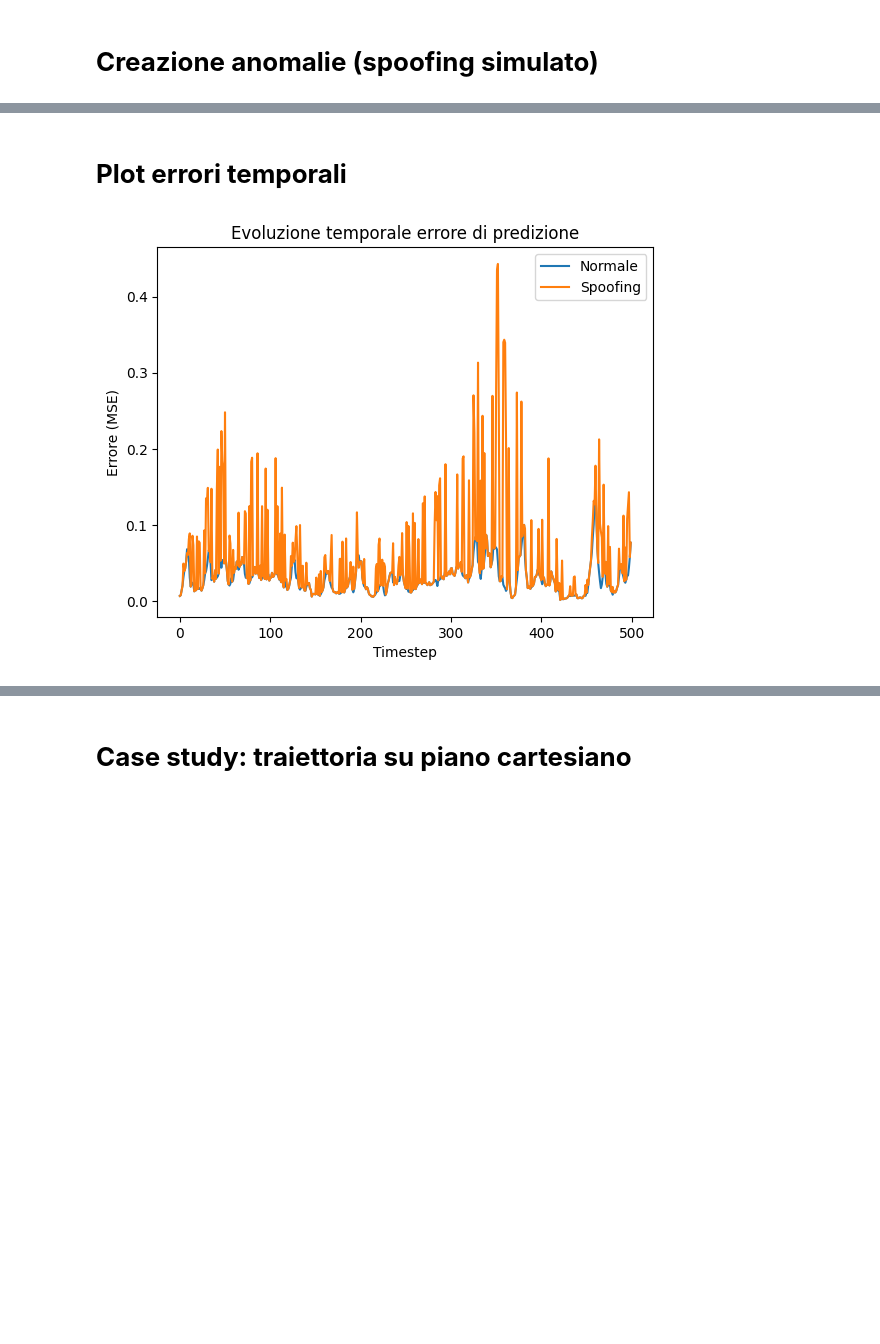
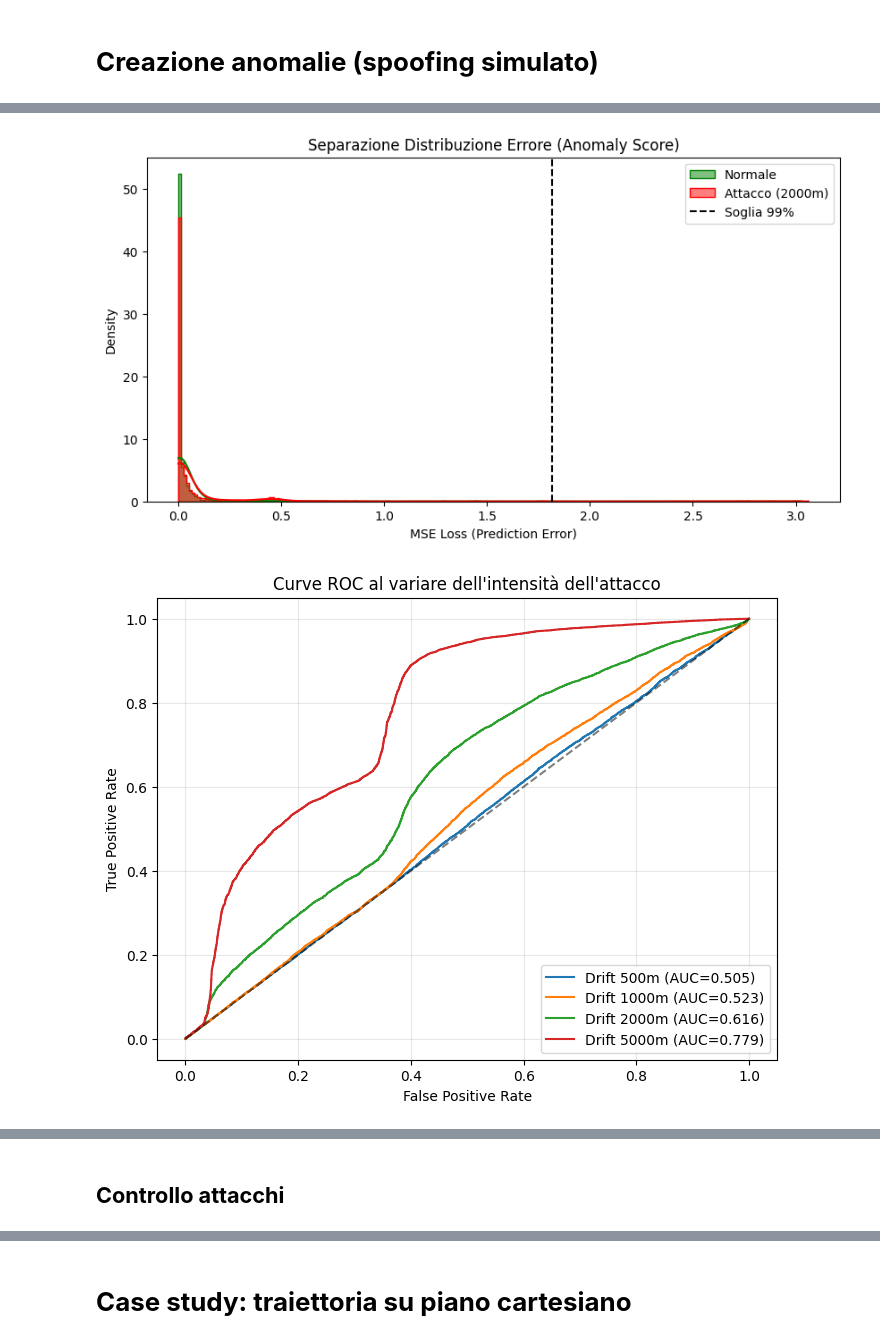
Before and after one commit to matteraggi/maritimeAIS, a Jupyter notebook: TrainingAIS.ipynb, the cells around one changed output, grey strips where cells are left out. Cells and saved outputs as stored; diff of their text form; code cells hidden in the pictures; blank space fills up the shorter version.

```diff
--- a/TrainingAIS.ipynb
+++ b/TrainingAIS.ipynb
@@ -694,18 +647,0 @@ print("✅ Modello LNN caricato da Drive e pronto per inferenza/anomaly detectio
-# %%
-# Calcoliamo le differenze tra righe consecutive per stimare la dinamica reale
-# Usiamo solo un subset per velocità se il dataset è enorme
-deltas_x = df["X"].diff().dropna().abs()
-deltas_y = df["Y"].diff().dropna().abs()
-
-# Rimuoviamo outlier estremi (es. cambi di nave/MMSI) per il calcolo della scala
-# (o calcola diff raggruppando per MMSI se possibile, ma una stima robusta basta)
-quantile_99_x = deltas_x.quantile(0.99)
-quantile_99_y = deltas_y.quantile(0.99)
-
-# Usiamo questo valore per normalizzare i movimenti relativi!
-# Non usare la std della posizione globale (che è in km), ma del movimento (in metri)
-STD_DELTA = np.array([quantile_99_x, quantile_99_y])
-print(f"Nuova scala per i delta: X={STD_DELTA[0]:.2f}m, Y={STD_DELTA[1]:.2f}m")
-
-# Aggiorna la funzione create_sequences per usare STD_DELTA invece di std_xy
-# create_sequences(..., std_xy=STD_DELTA)
@@ -889,10 +871,40 @@ Drift 20000 m → AUROC=0.947  AUPRC=0.784  TPR@99p=14.0%
-# %% [markdown]
-# **Plot errori temporali**
-# %%
-plt.plot(err_clean[:500], label='Normale')
-plt.plot(err_att[:500], label='Spoofing')
-plt.xlabel("Timestep"); plt.ylabel("Errore (MSE)")
-plt.title("Evoluzione temporale errore di predizione")
-plt.legend(); plt.show()
-# %% [output]
-[figure, removed]
+# %%
+import matplotlib.pyplot as plt
+
+# Selezioniamo il caso "Drift 2000m" come rappresentativo per i plot
+res_2k = detailed_res[2000]
+
+# --- 1. DISTRIBUZIONE ERRORI (Istogramma) ---
+plt.figure(figsize=(10, 5))
+sns.histplot(res_2k["err_clean"], color="green", label="Normale", kde=True, stat="density", element="step")
+sns.histplot(res_2k["err_att"], color="red", label="Attacco (2000m)", kde=True, stat="density", element="step")
+plt.axvline(np.percentile(res_2k["err_clean"], 99), color='black', linestyle='--', label='Soglia 99%')
+plt.title("Separazione Distribuzione Errore (Anomaly Score)")
+plt.xlabel("MSE Loss (Prediction Error)")
+plt.legend()
+plt.show()
+
+# --- 2. ROC CURVE MULTIPLE ---
+plt.figure(figsize=(8, 6))
+for drift in DRIFT_SWEEP_METERS:
+    r = detailed_res[drift]
+    plt.plot(r["fpr"], r["tpr"], label=f"Drift {drift}m (AUC={r['auc']:.3f})")
+
+plt.plot([0, 1], [0, 1], 'k--', alpha=0.5)
+plt.xlabel("False Positive Rate")
+plt.ylabel("True Positive Rate")
+plt.title("Curve ROC al variare dell'intensità dell'attacco")
+plt.legend(loc="lower right")
+plt.grid(True, alpha=0.3)
+plt.show()
+
+# --- 3. HEATMAP TPR vs DRIFT ---
+# Creiamo una heatmap semplice 1D per mostrare come migliora il rilevamento
+plt.figure(figsize=(8, 2))
+heatmap_data = df_res.set_index("Drift (m)")[["TPR @ 1% FPR"]].T
+sns.heatmap(heatmap_data, annot=True, fmt=".1%", cmap="Reds", cbar_kws={'label': 'Detection Rate'})
+plt.title("Sensibilità (Recall) fissando i Falsi Allarmi all'1%")
+plt.show()
+# %% [output]
+[figure, added]
+[figure, added]
@@ -898,0 +912,2 @@ plt.legend(); plt.show()
+# %% [markdown]
+## **Controllo attacchi**
```
Also changed, not shown: parts of 48 cells of this notebook, 12 other files.
